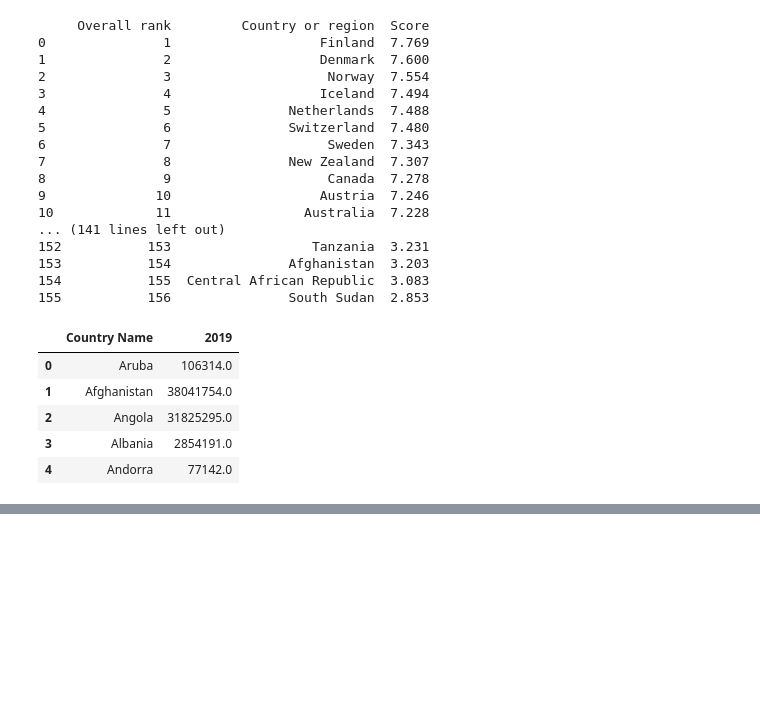
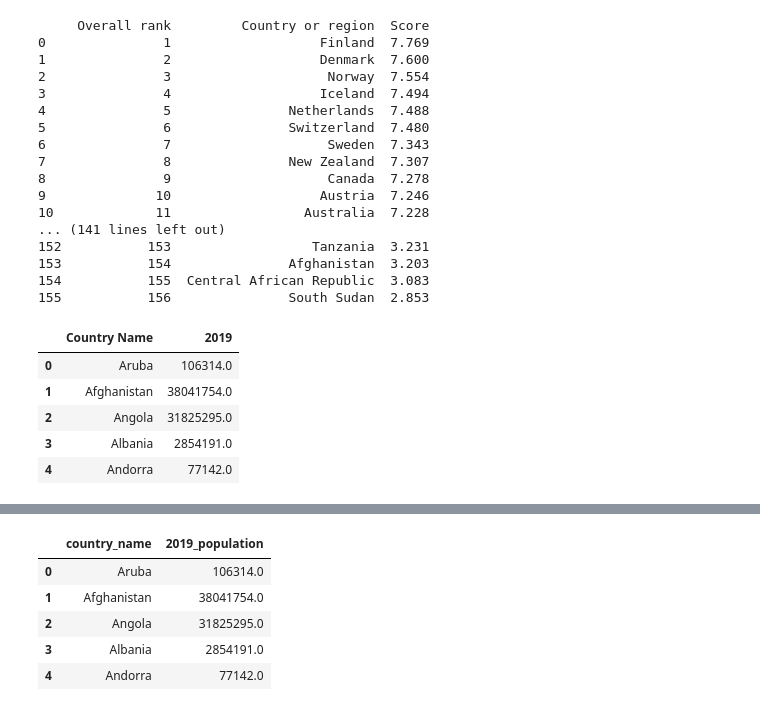
Before and after one commit to kevinsmith78/ETL_ENK_PROJECT, a Jupyter notebook: transform_etl.ipynb, the cells around one changed output, grey strips where cells are left out. Cells and saved outputs as stored; diff of their text form; code cells hidden in the pictures; blank space fills up the shorter version.

```diff
--- a/happy.ipynb
+++ b/transform_etl.ipynb
@@ -74,0 +89,10 @@ new_world_pop_df.head()
+# %%
+new_world_pop_df = new_world_pop_df.rename(columns = {'Country Name': 'country_name', '2019': '2019_population'})
+new_world_pop_df.head()
+# %% [output]
+|  | country_name | 2019_population |
+| 0 | Aruba | 106314.0 |
+| 1 | Afghanistan | 38041754.0 |
+| 2 | Angola | 31825295.0 |
+| 3 | Albania | 2854191.0 |
+| 4 | Andorra | 77142.0 |
```
Also changed, not shown: parts of 9 cells of this notebook, 5 other files.
